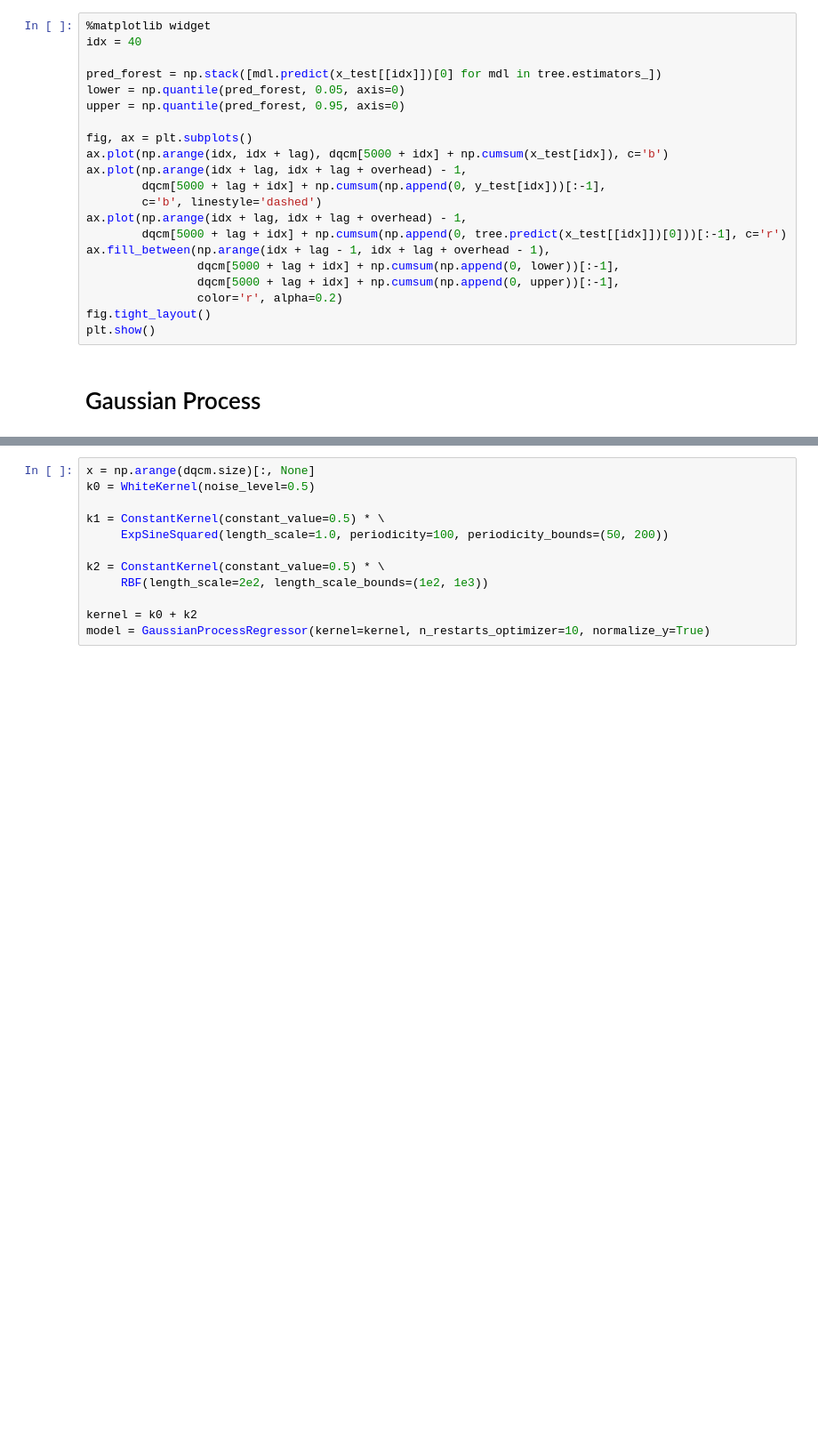
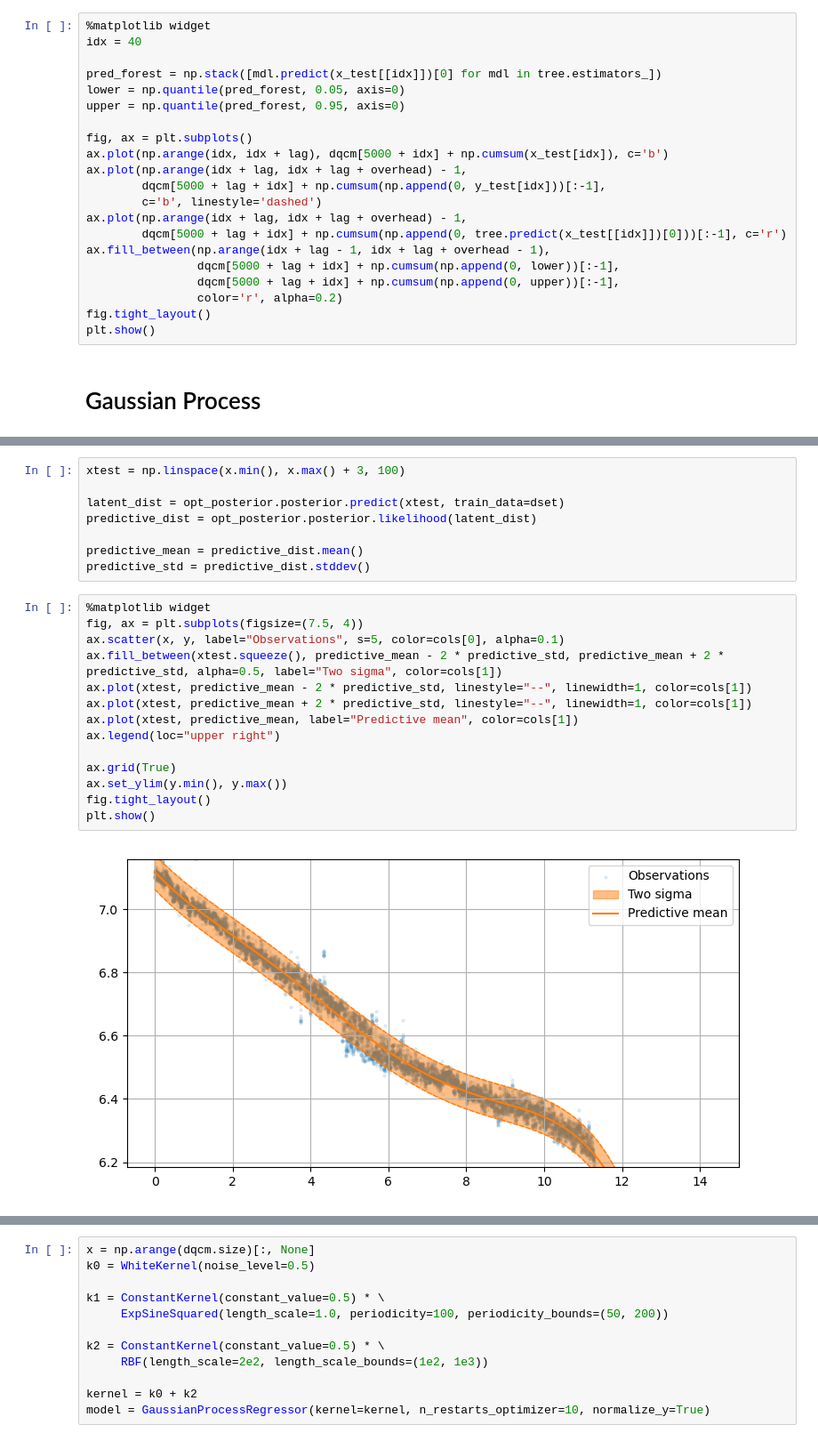
Before and after one commit to simply-nicky/robust_hw, a Jupyter notebook: dev_regression.ipynb, the cells around one changed output, grey strips where cells are left out. Shown at 89% size. Saved outputs shown, nothing was run; the diff lists cells and outputs as text; blank space fills up the shorter version.

```diff
--- a/dev_regression.ipynb
+++ b/dev_regression.ipynb
@@ -100,0 +169,24 @@ plt.show()
+# %%
+xtest = np.linspace(x.min(), x.max() + 3, 100)
+
+latent_dist = opt_posterior.posterior.predict(xtest, train_data=dset)
+predictive_dist = opt_posterior.posterior.likelihood(latent_dist)
+
+predictive_mean = predictive_dist.mean()
+predictive_std = predictive_dist.stddev()
+# %%
+%matplotlib widget
+fig, ax = plt.subplots(figsize=(7.5, 4))
+ax.scatter(x, y, label="Observations", s=5, color=cols[0], alpha=0.1)
+ax.fill_between(xtest.squeeze(), predictive_mean - 2 * predictive_std, predictive_mean + 2 * predictive_std, alpha=0.5, label="Two sigma", color=cols[1])
+ax.plot(xtest, predictive_mean - 2 * predictive_std, linestyle="--", linewidth=1, color=cols[1])
+ax.plot(xtest, predictive_mean + 2 * predictive_std, linestyle="--", linewidth=1, color=cols[1])
+ax.plot(xtest, predictive_mean, label="Predictive mean", color=cols[1])
+ax.legend(loc="upper right")
+
+ax.grid(True)
+ax.set_ylim(y.min(), y.max())
+fig.tight_layout()
+plt.show()
+# %% [output]
+[figure, added]
```
Also changed, not shown: parts of 33 cells of this notebook, 4 other files.
